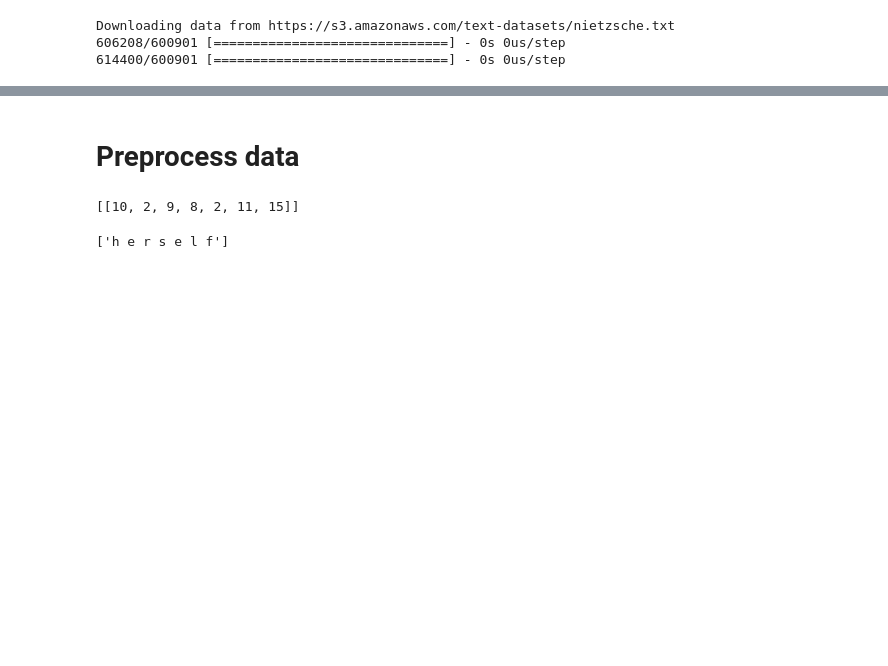
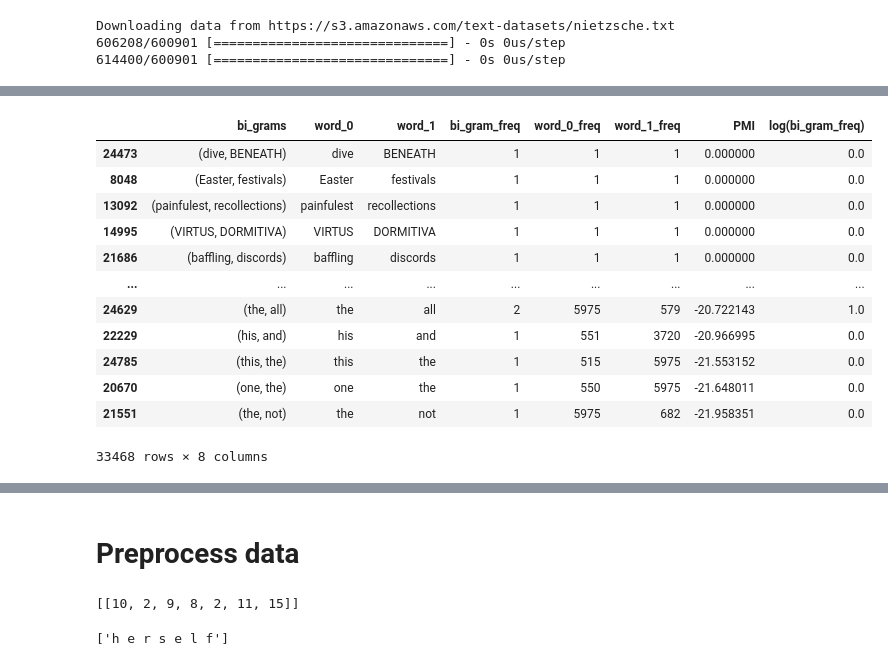
Before and after one commit to IramML/ailabschool-exam, a Jupyter notebook: book/Examen_R2.ipynb, the cells around one changed output, grey strips where cells are left out. Drawn from its saved outputs; the diff is of its cells as text; code cells hidden in the pictures; blank space fills up the shorter version.

```diff
--- a/book/Examen_R2.ipynb
+++ b/book/Examen_R2.ipynb
@@ -74,0 +204,16 @@ Downloading data from https://s3.amazonaws.com/text-datasets/nietzsche.txt
+# %%
+df.sort_values(by='PMI', ascending=False)
+# %% [output]
+|  | bi_grams | word_0 | word_1 | bi_gram_freq | word_0_freq | word_1_freq | PMI | log(bi_gram_freq) |
+| 24473 | (dive, BENEATH) | dive | BENEATH | 1 | 1 | 1 | 0.000000 | 0.0 |
+| 8048 | (Easter, festivals) | Easter | festivals | 1 | 1 | 1 | 0.000000 | 0.0 |
+| 13092 | (painfulest, recollections) | painfulest | recollections | 1 | 1 | 1 | 0.000000 | 0.0 |
+| 14995 | (VIRTUS, DORMITIVA) | VIRTUS | DORMITIVA | 1 | 1 | 1 | 0.000000 | 0.0 |
+| 21686 | (baffling, discords) | baffling | discords | 1 | 1 | 1 | 0.000000 | 0.0 |
+| ... | ... | ... | ... | ... | ... | ... | ... | ... |
+| 24629 | (the, all) | the | all | 2 | 5975 | 579 | -20.722143 | 1.0 |
+| 22229 | (his, and) | his | and | 1 | 551 | 3720 | -20.966995 | 0.0 |
+| 24785 | (this, the) | this | the | 1 | 515 | 5975 | -21.553152 | 0.0 |
+| 20670 | (one, the) | one | the | 1 | 550 | 5975 | -21.648011 | 0.0 |
+| 21551 | (the, not) | the | not | 1 | 5975 | 682 | -21.958351 | 0.0 |
+33468 rows × 8 columns
```
Also changed, not shown: parts of 18 cells of this notebook.
